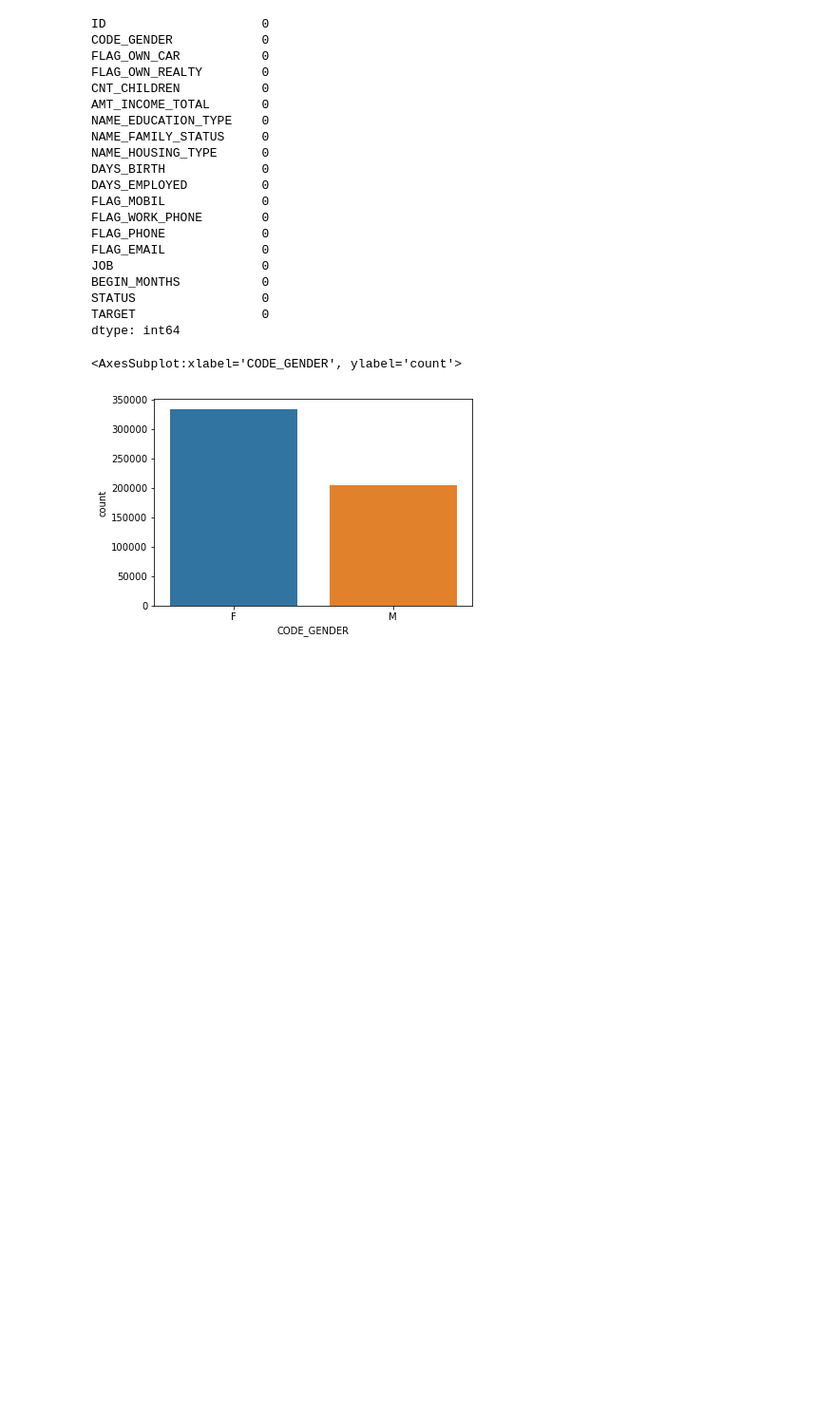
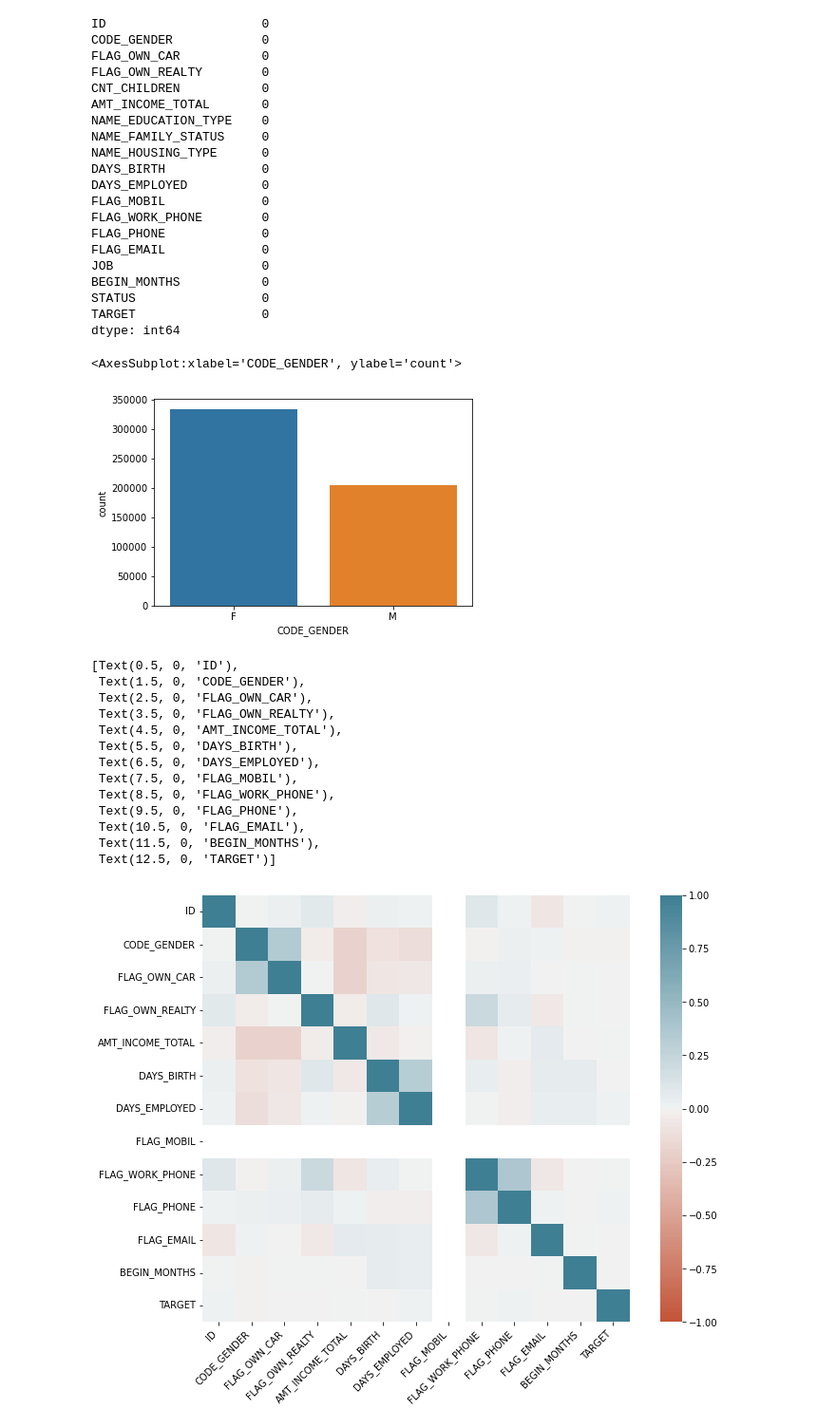
Before and after one commit to yassdenn/cca, a Jupyter notebook: MAIN.ipynb, the cells around one changed output. Shown: that part at 95% size. Cells and saved outputs as stored; diff of their text form; code cells hidden in the pictures; blank space fills up the shorter version.

```diff
--- a/MAIN.ipynb
+++ b/MAIN.ipynb
@@ -43,6 +51,13 @@ BEGIN_MONTHS             int64
 STATUS                  object
 TARGET                   int64
 dtype: object
+# %%
+cca['CODE_GENDER'].replace('M',0,inplace=True)
+cca['CODE_GENDER'].replace('F',1,inplace=True)
+cca['FLAG_OWN_CAR'].replace('Y',0,inplace=True)
+cca['FLAG_OWN_CAR'].replace('N',1,inplace=True)
+cca['FLAG_OWN_REALTY'].replace('Y',0,inplace=True)
+cca['FLAG_OWN_REALTY'].replace('N',1,inplace=True)
 # %%
 columns = []
 for n in cca.columns:
@@ -101,3 +116,34 @@ sns.countplot(x='CODE_GENDER',data=cca)
 # %% [output]
 <AxesSubplot:xlabel='CODE_GENDER', ylabel='count'>
 [figure]
+# %%
+import matplotlib.pyplot as plt
+a4_dims = (11.7, 8.27)
+#df = mylib.load_data()
+fig, ax = plt.subplots(figsize=a4_dims)
+corr = cca.corr()
+ax = sns.heatmap(corr,ax=ax,
+                 vmin=-1, vmax=1, center=0,
+                 cmap=sns.diverging_palette(20, 220, n=200),
+                 square=True
+)
+ax.set_xticklabels(
+    ax.get_xticklabels(),
+    rotation=45,
+    horizontalalignment='right'
+)
+# %% [output]
+[Text(0.5, 0, 'ID'),
+ Text(1.5, 0, 'CODE_GENDER'),
+ Text(2.5, 0, 'FLAG_OWN_CAR'),
+ Text(3.5, 0, 'FLAG_OWN_REALTY'),
+ Text(4.5, 0, 'AMT_INCOME_TOTAL'),
+ Text(5.5, 0, 'DAYS_BIRTH'),
+ Text(6.5, 0, 'DAYS_EMPLOYED'),
+ Text(7.5, 0, 'FLAG_MOBIL'),
+ Text(8.5, 0, 'FLAG_WORK_PHONE'),
+ Text(9.5, 0, 'FLAG_PHONE'),
+ Text(10.5, 0, 'FLAG_EMAIL'),
+ Text(11.5, 0, 'BEGIN_MONTHS'),
+ Text(12.5, 0, 'TARGET')]
+[figure, added]
```
Also changed, not shown: parts of 11 cells of this notebook.
